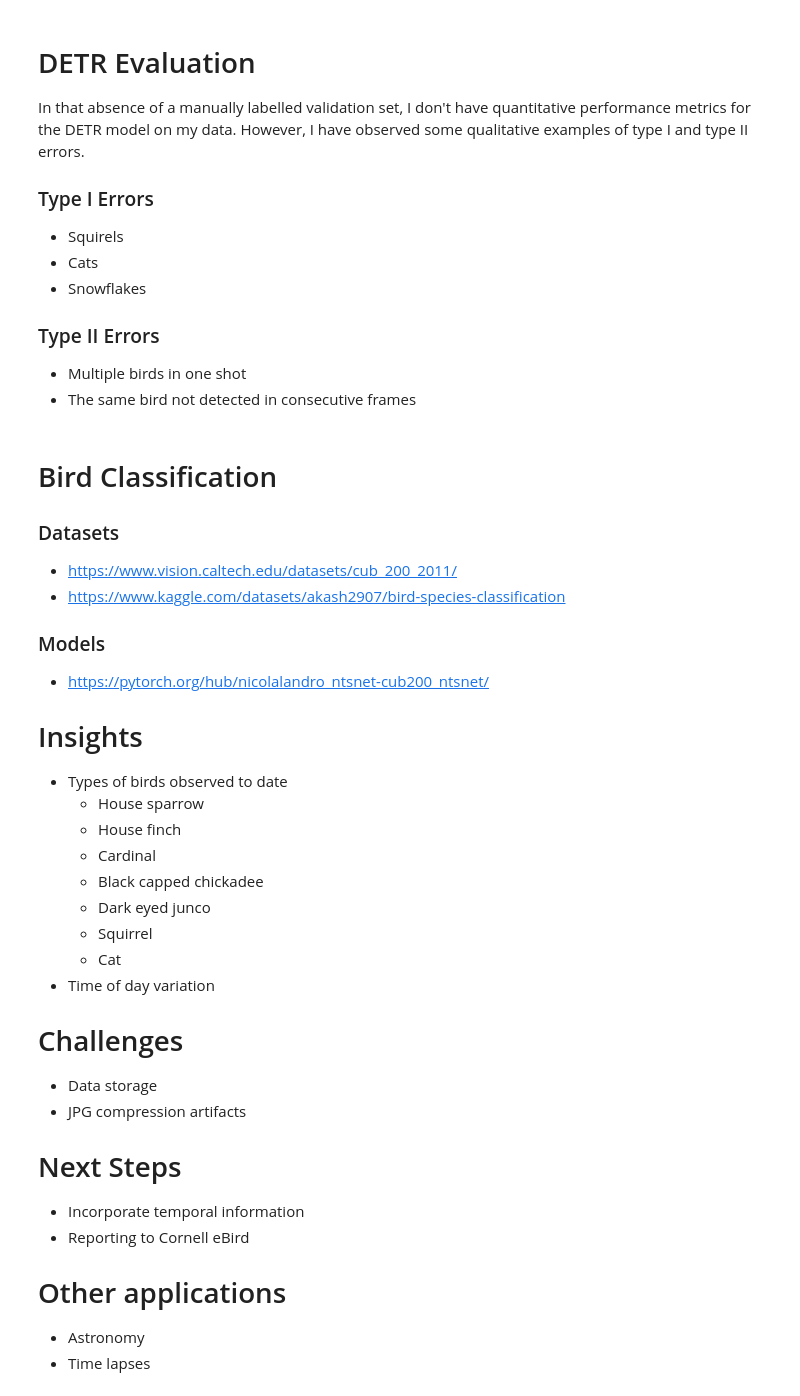
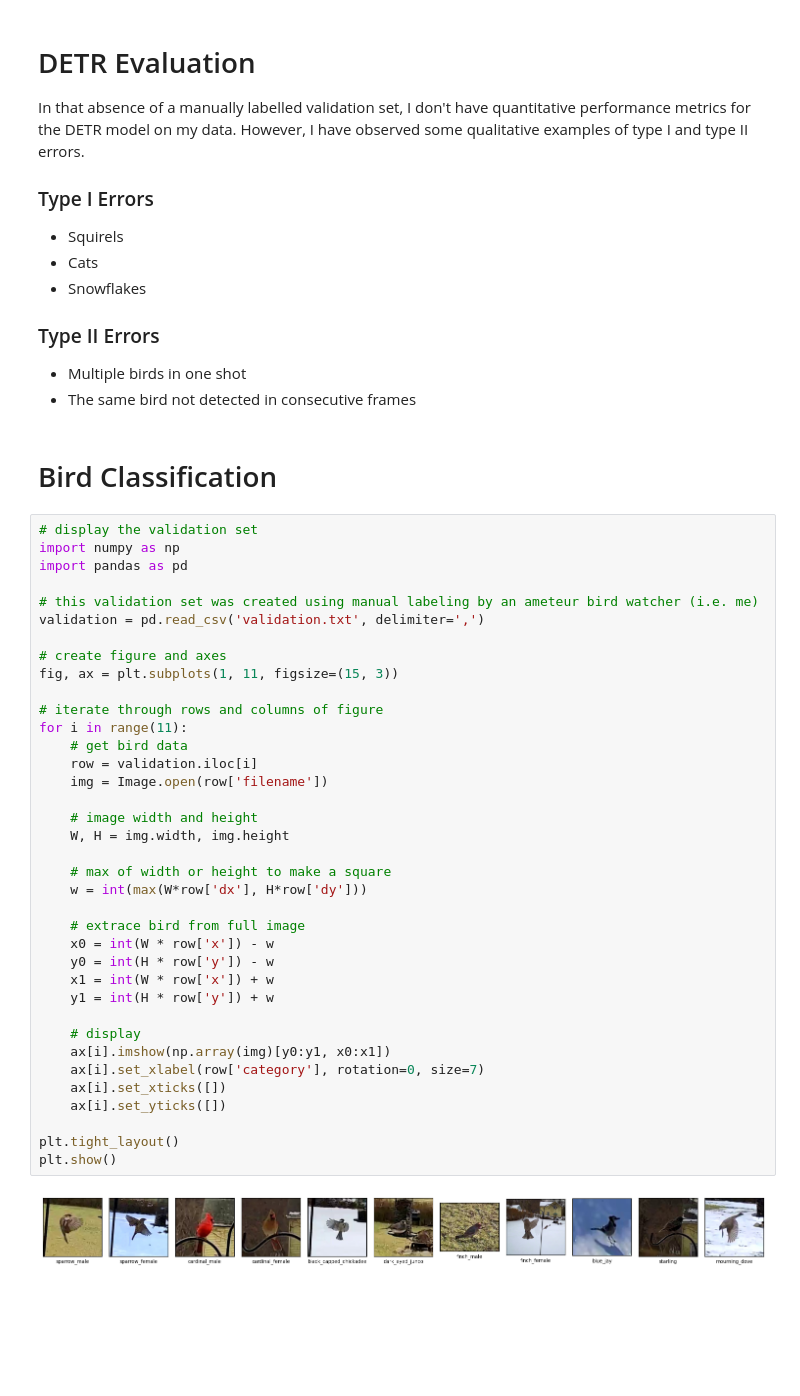
Before and after one commit to leggitta/backyard_bird_science, a Jupyter notebook: Presentation.ipynb, the cells around one changed output. Saved outputs shown, nothing was run; the diff lists cells and outputs as text; blank space fills up the shorter version.

Commit message:
added validation set

```diff
--- a/Presentation.ipynb
+++ b/Presentation.ipynb
@@ -225,36 +225,44 @@ In that absence of a manually labelled validation set, I don't have quantitative
 ### Type II Errors
 - Multiple birds in one shot
 - The same bird not detected in consecutive frames
-# %% [markdown]
-# Bird Classification
-
-### Datasets
-- https://www.vision.caltech.edu/datasets/cub_200_2011/
-- https://www.kaggle.com/datasets/akash2907/bird-species-classification
-
-### Models
-- https://pytorch.org/hub/nicolalandro_ntsnet-cub200_ntsnet/
-
-# Insights
-- Types of birds observed to date
-  - House sparrow
-  - House finch
-  - Cardinal
-  - Black capped chickadee
-  - Dark eyed junco
-  - Squirrel
-  - Cat
-- Time of day variation
-
-# Challenges
-- Data storage
-- JPG compression artifacts
-
-
-# Next Steps
-- Incorporate temporal information
-- Reporting to Cornell eBird
-
-# Other applications
-- Astronomy
-- Time lapses
+# %% [markdown]
+# Bird Classification
+# %%
+# display the validation set
+import numpy as np
+import pandas as pd
+
+# this validation set was created using manual labeling by an ameteur bird watcher (i.e. me)
+validation = pd.read_csv('validation.txt', delimiter=',')
+
+# create figure and axes
+fig, ax = plt.subplots(1, 11, figsize=(15, 3))
+
+# iterate through rows and columns of figure
+for i in range(11):
+    # get bird data
+    row = validation.iloc[i]
+    img = Image.open(row['filename'])
+
+    # image width and height
+    W, H = img.width, img.height
+
+    # max of width or height to make a square
+    w = int(max(W*row['dx'], H*row['dy']))
+
+    # extrace bird from full image
+    x0 = int(W * row['x']) - w
+    y0 = int(H * row['y']) - w
+    x1 = int(W * row['x']) + w
+    y1 = int(H * row['y']) + w
+
+    # display
+    ax[i].imshow(np.array(img)[y0:y1, x0:x1])
+    ax[i].set_xlabel(row['category'], rotation=0, size=7)
+    ax[i].set_xticks([])
+    ax[i].set_yticks([])
+
+plt.tight_layout()
+plt.show()
+# %% [output]
+[figure, added]
```
Also changed, not shown: parts of 1 cell of this notebook.
